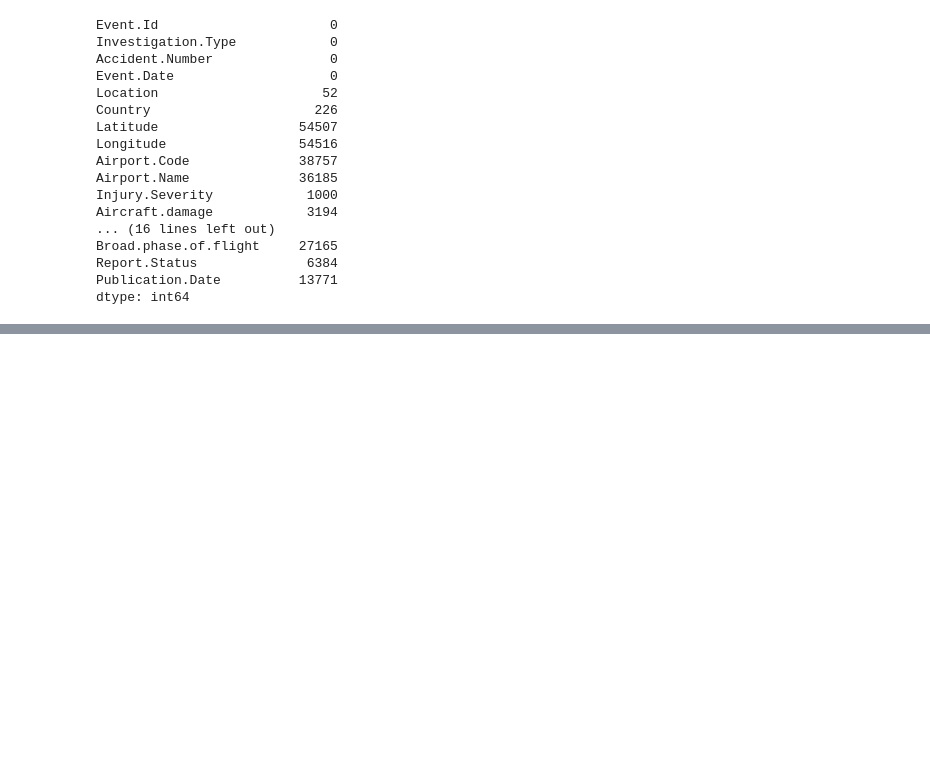
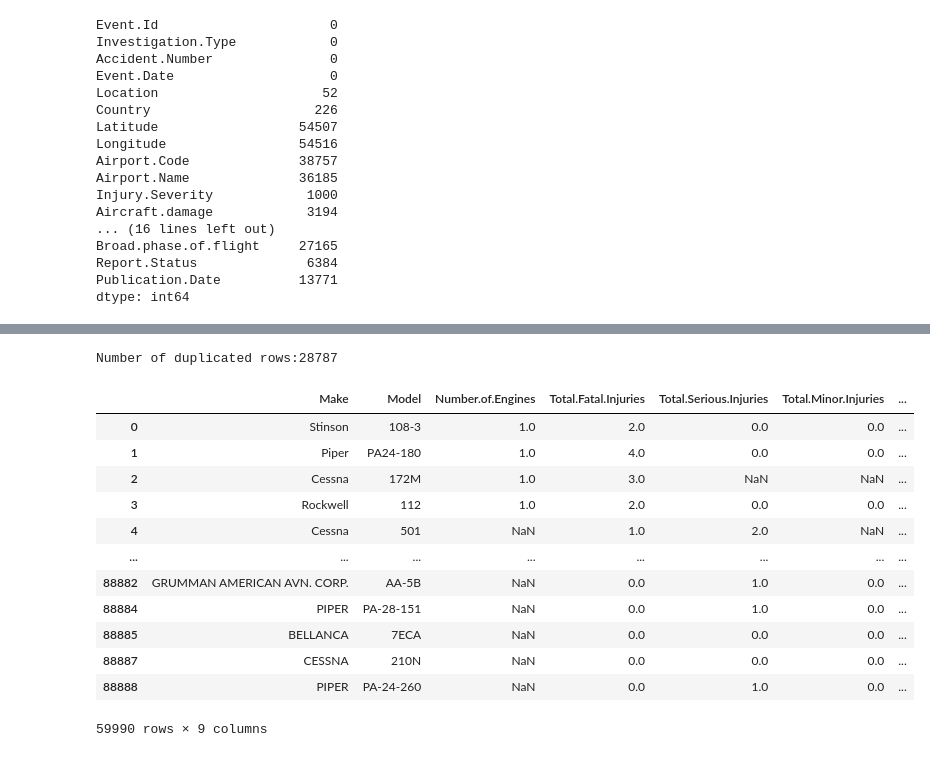
Before and after one commit to KabiraKabira7/aviation-risk-analysis, a Jupyter notebook: aviation_analysis.ipynb, the cells around one changed output, grey strips where cells are left out. Drawn from its saved outputs; the diff is of its cells as text; code cells hidden in the pictures; blank space fills up the shorter version.

```diff
--- a/aviation_analysis.ipynb
+++ b/aviation_analysis.ipynb
@@ -102,0 +218,23 @@ df[]
+# %%
+duplicates = df_filtered.duplicated().sum()
+print(f"Number of duplicated rows:{duplicates}")#check for duplicates
+# %% [output]
+Number of duplicated rows:28787
+# %%
+df_filtered = df_filtered.drop_duplicates()#remove duplicates rows
+# %%
+df_filtered
+# %% [output]
+|  | Make | Model | Number.of.Engines | Total.Fatal.Injuries | Total.Serious.Injuries | Total.Minor.Injuries | ... |
+| 0 | Stinson | 108-3 | 1.0 | 2.0 | 0.0 | 0.0 | ... |
+| 1 | Piper | PA24-180 | 1.0 | 4.0 | 0.0 | 0.0 | ... |
+| 2 | Cessna | 172M | 1.0 | 3.0 | NaN | NaN | ... |
+| 3 | Rockwell | 112 | 1.0 | 2.0 | 0.0 | 0.0 | ... |
+| 4 | Cessna | 501 | NaN | 1.0 | 2.0 | NaN | ... |
+| ... | ... | ... | ... | ... | ... | ... | ... |
+| 88882 | GRUMMAN AMERICAN AVN. CORP. | AA-5B | NaN | 0.0 | 1.0 | 0.0 | ... |
+| 88884 | PIPER | PA-28-151 | NaN | 0.0 | 1.0 | 0.0 | ... |
+| 88885 | BELLANCA | 7ECA | NaN | 0.0 | 0.0 | 0.0 | ... |
+| 88887 | CESSNA | 210N | NaN | 0.0 | 0.0 | 0.0 | ... |
+| 88888 | PIPER | PA-24-260 | NaN | 0.0 | 1.0 | 0.0 | ... |
+59990 rows × 9 columns
```
Also changed, not shown: parts of 43 cells of this notebook, 1 other file.
